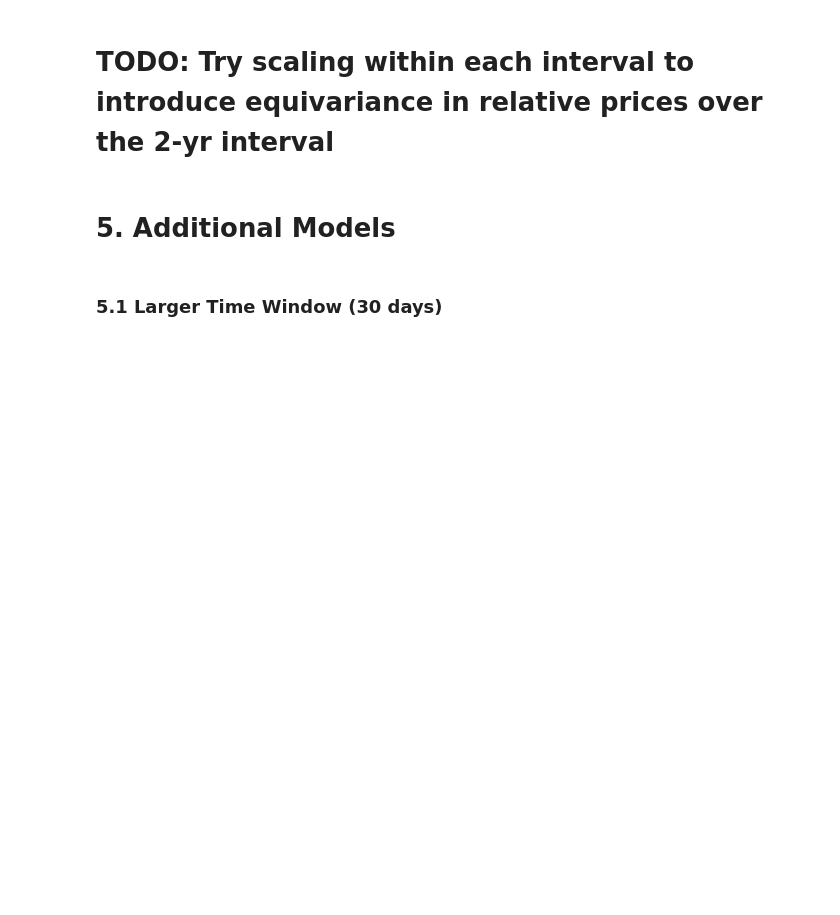
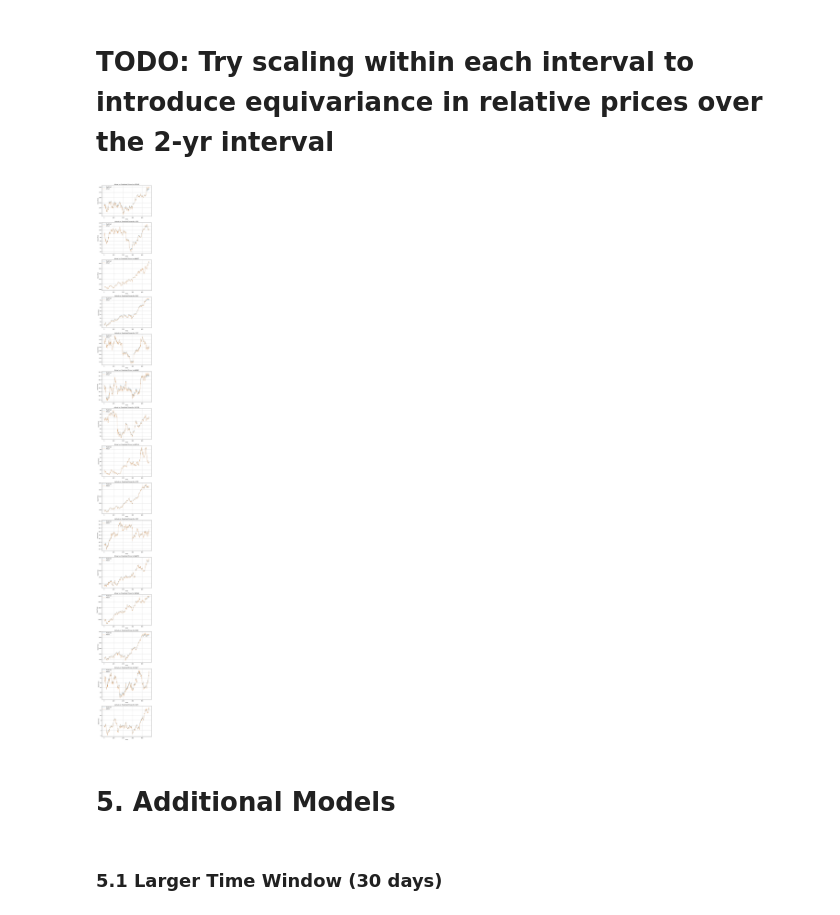
Before and after one commit to tranjm4/rnn_stock_predictor, a Jupyter notebook: model/model.ipynb, the cells around one changed output. Saved outputs shown, nothing was run; the diff lists cells and outputs as text; code cells hidden in the pictures; blank space fills up the shorter version.

```diff
--- a/model/model.ipynb
+++ b/model/model.ipynb
@@ -411,29 +415,31 @@ not_sampled_symbols
 # %%
 def evaluate_non_sampled_symbols(model: nn.Module, not_sampled_symbols: list[str]) -> None:
     scaler = MinMaxScaler(feature_range=(0,1))
 
     fig, axis = plt.subplots(nrows=len(not_sampled_symbols), ncols=1, figsize=(8, 6*len(not_sampled_symbols)))
 
     for i, symbol in enumerate(not_sampled_symbols):
         stock_data = database.get_stock_data(symbol)
         stock_closing_prices = torch.FloatTensor(stock_data.close_price)
 
         stock_data = stockdata_to_tensor(stock_data)
         scaled_stock_data = torch.tensor(scaler.fit_transform(stock_data), dtype=torch.float32)
 
         predictions = get_predictions(model, scaled_stock_data, stock_closing_prices)
 
-        axis[i].plot(predictions, label="Predicted")
-        axis[i].plot(stock_closing_prices[14:], label="Actual")
+        axis[i].plot(predictions, label="Predicted", linewidth=0.65)
+        axis[i].plot(stock_closing_prices[14:], label="Actual", linewidth=0.65)
         axis[i].legend(loc="upper left")
         axis[i].set_title(f"Actual vs. Predicted Prices for ${symbol}")
         axis[i].set_xlabel("Time")
         axis[i].set_ylabel("Stock Price")
         axis[i].grid(True)
 
     plt.show()
 
 evaluate_non_sampled_symbols(model, not_sampled_symbols)
+# %% [output]
+[figure, added]
 # %% [markdown]
 # 5. Additional Models
 # %% [markdown]
```
Also changed, not shown: parts of 13 cells of this notebook.
